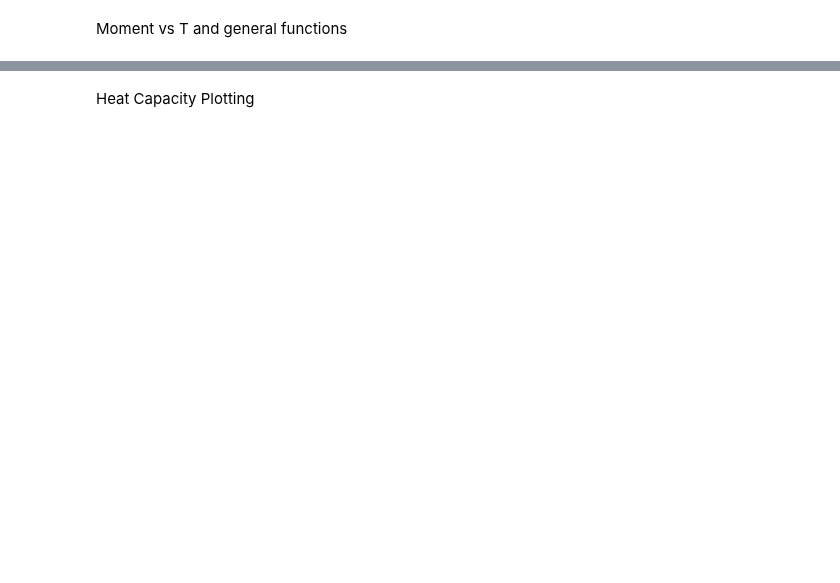
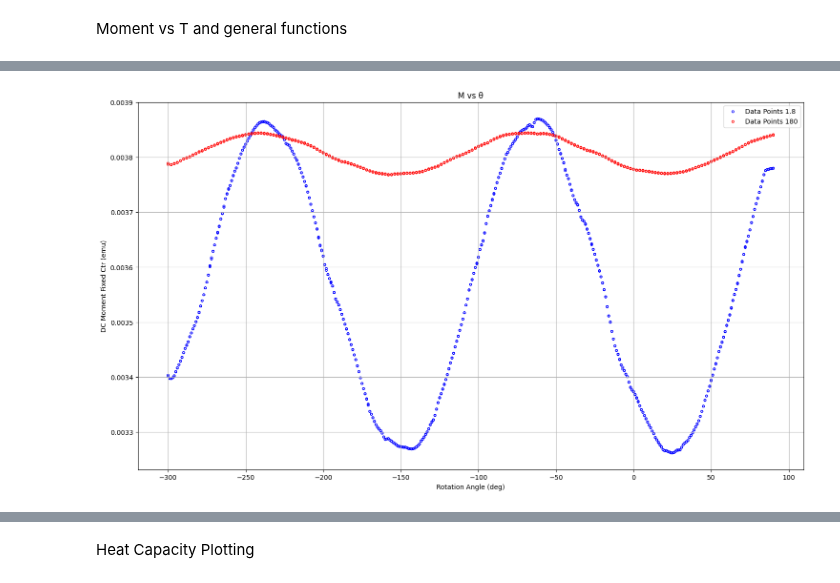
Before and after one commit to Brogan8813/strain-cell, a Jupyter notebook: PPMS_Data_and_Plotting/Plotting/PPMS Plotting.ipynb, the cells around one changed output, grey strips where cells are left out. Saved outputs shown, nothing was run; the diff lists cells and outputs as text; code cells hidden in the pictures; blank space fills up the shorter version.

```diff
--- a/PPMS_Data_and_Plotting/Plotting/PPMS Plotting.ipynb
+++ b/PPMS_Data_and_Plotting/Plotting/PPMS Plotting.ipynb
@@ -15,8 +15,11 @@ import matplotlib as mpl
 
 #Filepath where the point the test datafile exists in so it can be accessed
 #C:\Users\thoma\Documents\Physics Work\Python Scripts\strain-cell\PPMS_Data_and_Plotting\Data\RuCl3\Data\Magnetisation\27-01-2025_RUCL3_TB001_0.1T_00002.csv
-filepath = "C:/Users/thoma/Documents/Physics_Work/Python Scripts/strain-cell/PPMS_Data_and_Plotting/Data/RuCl3/Data/Magnetisation/"
-file = "27-01-2025_RUCL3_TB001_0.1T_00002.dat"
+#C:\Users\thoma\Documents\Physics_Work\Python Scripts\strain-cell\PPMS_Data_and_Plotting\Data\RuCl3\Data\Magnetisation\Rotator\TB001_RuCl3_H-parra-ab_61p2_mg_14-06-25_ZFCW_1p8K.dat
+filepath = "C:/Users/thoma/Documents/Physics_Work/Python Scripts/strain-cell/PPMS_Data_and_Plotting/Data/RuCl3/Data/Magnetisation/Rotator/"
+#file = "27-01-2025_RUCL3_TB001_0.1T_00002.dat"
+
+file = "TB001_RuCl3_H-parra-ab_61p2_mg_14-06-25_ZFCW_1p8K.dat"
 #C:\Users\thoma\Documents\Physics_Work\Python Scripts\strain-cell\PPMS_Data_and_Plotting\Data\RuCl3\Data\Magnetisation\27-01-2025_RUCL3_TB001_0.1T_00002.dat
 FILEANDPATH=filepath+file
 
@@ -184,6 +193,91 @@ def plot_rawmag_vs_T(df, sample, field, fc_or_zfc):
     #detect anomalies, what do we want from this data.
     #how can this be more flexible?
     #add utility and exercise
+# %%
+
+def plot_data(df, x_column_title, y_column_title, title):
+    x = df.loc[:,x_column_title]
+    y = df.loc[:,y_column_title]
+    sorted_df = df.sort_values(by=x_column_title)
+    #print(sorted_df)
+    x_sorted = sorted_df.loc[:,x_column_title]
+    y_sorted = sorted_df.loc[:,y_column_title]
+    fig = figure(figsize=(18,10))
+
+    plt.scatter(x, y, s=10,
+                #c='r',
+                  facecolors='none', edgecolors= 'b', label = 'Data Points')
+    #plt.plot(x, y, c='r', linewidth=0.8)
+    plt.title(title)
+    plt.xlabel(x_column_title)
+    plt.ylabel(y_column_title)
+    plt.grid('both')
+    plt.legend()
+    plt.show()
+
+def ang_offset(x, offset=300):
+    return (x+offset)
+
+def vert_off(y, offset = 0.003):
+    return(y+offset)
+
+filepath = "C:/Users/thoma/Documents/Physics_Work/Python Scripts/strain-cell/PPMS_Data_and_Plotting/Data/RuCl3/Data/Magnetisation/Rotator/"
+#file = "27-01-2025_RUCL3_TB001_0.1T_00002.dat"
+
+file1 = "TB001_RuCl3_H-parra-ab_61p2_mg_14-06-25_ZFCW_1p8K.dat"
+file2 = "TB001_RuCl3_H-parra-ab_61p2_mg_14-06-25_ZFCW_180K.dat"
+#C:\Users\thoma\Documents\Physics_Work\Python Scripts\strain-cell\PPMS_Data_and_Plotting\Data\RuCl3\Data\Magnetisation\27-01-2025_RUCL3_TB001_0.1T_00002.dat
+
+FILEANDPATH1=filepath+file1
+
+FILEANDPATH2=filepath+file2
+
+df_raw_data = pandas.read_csv(FILEANDPATH1, sep=",", skiprows= index_of_headers, encoding='unicode_escape')
+df_raw_data['Rotation Angle (deg)'] = df_raw_data['Rotation Angle (deg)']
+
+
+x = df_raw_data.loc[:,'Rotation Angle (deg)']
+y = df_raw_data.loc[:,'DC Moment Fixed Ctr (emu)']
+sorted_df = df_raw_data.sort_values(by='Rotation Angle (deg)')
+#print(sorted_df)
+x_sorted = sorted_df.loc[:,'Rotation Angle (deg)']
+y_sorted = sorted_df.loc[:,'DC Moment Fixed Ctr (emu)']
+fig = figure(figsize=(18,10))
+plt.scatter(x, y, s=10,
+            #c='r',
+                facecolors='none', edgecolors= 'b', label = 'Data Points 1.8')
+#plt.plot(x, y, c='r', linewidth=0.8)
+
+
+#second plot
+df_raw_data = pandas.read_csv(FILEANDPATH2, sep=",", skiprows= index_of_headers, encoding='unicode_escape')
+df_raw_data['DC Moment Fixed Ctr (emu)'] = df_raw_data['DC Moment Fixed Ctr (emu)'].apply(vert_off)
+
+
+x = df_raw_data.loc[:,'Rotation Angle (deg)']
+y = df_raw_data.loc[:,'DC Moment Fixed Ctr (emu)']
+sorted_df = df_raw_data.sort_values(by='Rotation Angle (deg)')
+#print(sorted_df)
+x_sorted = sorted_df.loc[:,'Rotation Angle (deg)']
+y_sorted = sorted_df.loc[:,'DC Moment Fixed Ctr (emu)']
+#fig = figure(figsize=(18,10))
+#
+
+plt.scatter(x, y, s=10,
+            #c='r',
+                facecolors='none', edgecolors= 'r', label = 'Data Points 180')
+#plt.plot(x, y, c='r', linewidth=0.8)
+plt.title('M vs θ')
+plt.xlabel('Rotation Angle (deg)')
+plt.ylabel('DC Moment Fixed Ctr (emu)')
+#plt.xlim(0,360)
+plt.grid('both')
+plt.legend()
+plt.show()
+
+#plot_data(df_raw_data, 'Rotation Angle (deg)', 'DC Moment Fixed Ctr (emu)', 'M vs θ')
+# %% [output]
+[figure, added]
 # %%
 #sample = 'RuCl3'
 #plot_mom_vs_temp(df_temperature_range, sample, field, fc_or_zfc)
```
Also changed, not shown: parts of 6 cells of this notebook, 25 other files.
